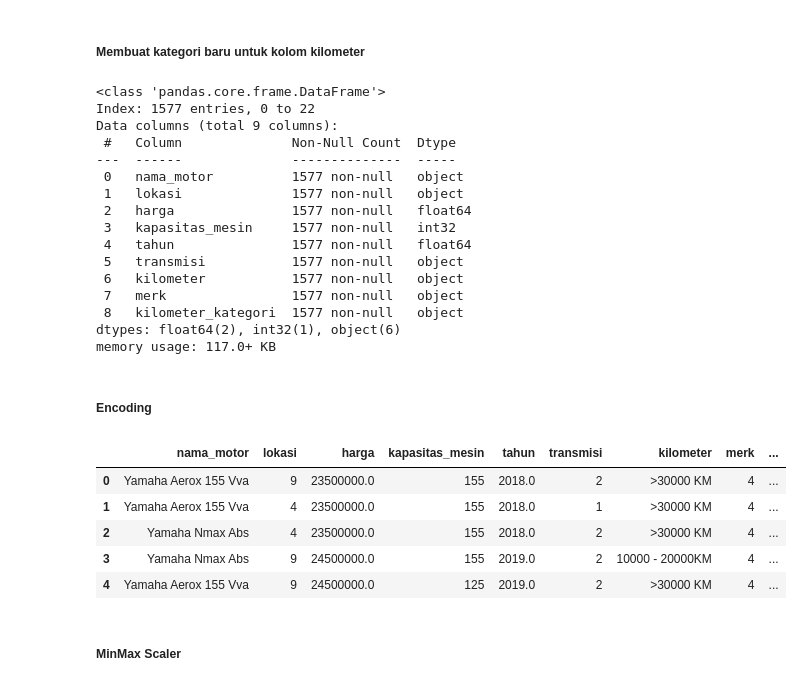
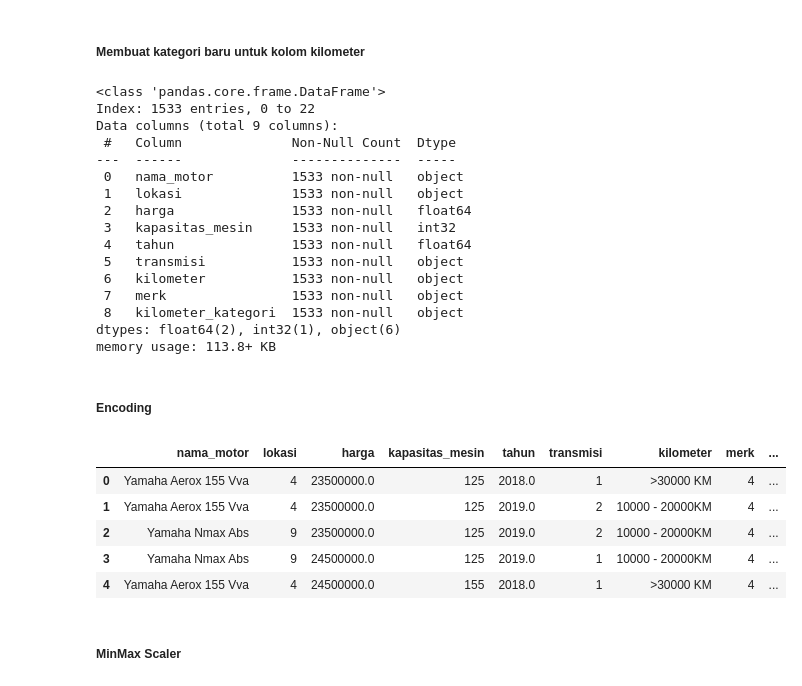
Before and after one commit to daff00/used-motorcycle-price-prediction, a Jupyter notebook: project.ipynb, the cells around one changed output. Cells and saved outputs as stored; diff of their text form; code cells hidden in the pictures.

```diff
--- a/project.ipynb
+++ b/project.ipynb
@@ -288,0 +302,8 @@ print(used_motor['kapasitas_mesin'].unique())
+# %%
+# Calculate the IQR
+Q1 = used_motor['harga'].quantile(0.25)
+Q3 = used_motor['harga'].quantile(0.75)
+IQR = Q3 - Q1
+
+# Remove outliers based on IQR
+filtered_motor = used_motor[(used_motor['harga'] > Q1 - 1.5 * IQR) & (used_motor['harga'] < Q3 + 1.5 * IQR)]
@@ -399,48 +433,48 @@ Dari visualisasi, terlihat rata-rata harga paling mahal adalah merk motor Kawasa
 # %% [markdown]
 ##### Membuat kategori baru untuk kolom kilometer
 # %%
-used_motor['kilometer_kategori'] = used_motor['kilometer'].replace({'>30000 KM': 'Tinggi',
+filtered_motor['kilometer_kategori'] = filtered_motor['kilometer'].replace({'>30000 KM': 'Tinggi',
                                                                     '5000 - 10000KM' and '10000 - 20000KM': 'Sedang',
                                                                     '1000 - 5000 KM': 'Rendah'})
 # %%
-used_motor.info()
+filtered_motor.info()
 # %% [output]
 <class 'pandas.core.frame.DataFrame'>
-Index: 1577 entries, 0 to 22
+Index: 1533 entries, 0 to 22
 Data columns (total 9 columns):
  #   Column              Non-Null Count  Dtype
 ---  ------              --------------  -----
- 0   nama_motor          1577 non-null   object
- 1   lokasi              1577 non-null   object
- 2   harga               1577 non-null   float64
- 3   kapasitas_mesin     1577 non-null   int32
- 4   tahun               1577 non-null   float64
- 5   transmisi           1577 non-null   object
- 6   kilometer           1577 non-null   object
- 7   merk                1577 non-null   object
- 8   kilometer_kategori  1577 non-null   object
+ 0   nama_motor          1533 non-null   object
+ 1   lokasi              1533 non-null   object
+ 2   harga               1533 non-null   float64
+ 3   kapasitas_mesin     1533 non-null   int32
+ 4   tahun               1533 non-null   float64
+ 5   transmisi           1533 non-null   object
+ 6   kilometer           1533 non-null   object
+ 7   merk                1533 non-null   object
+ 8   kilometer_kategori  1533 non-null   object
 dtypes: float64(2), int32(1), object(6)
-memory usage: 117.0+ KB
+memory usage: 113.8+ KB
 # %% [markdown]
 ##### Encoding
 # %%
 # Initialize LabelEncoder
 le = LabelEncoder()
 
 # Select column wiht categorical values
 cols = ['lokasi', 'transmisi', 'kilometer_kategori', 'merk']
 for i in cols:
-    used_motor[i] = le.fit_transform(used_motor[i]) + 1
+    filtered_motor[i] = le.fit_transform(filtered_motor[i]) + 1
 
 # Check the data
-used_motor.head()
+filtered_motor.head()
 # %% [output]
 |  | nama_motor | lokasi | harga | kapasitas_mesin | tahun | transmisi | kilometer | merk | ... |
-| 0 | Yamaha Aerox 155 Vva | 9 | 23500000.0 | 155 | 2018.0 | 2 | >30000 KM | 4 | ... |
-| 1 | Yamaha Aerox 155 Vva | 4 | 23500000.0 | 155 | 2018.0 | 1 | >30000 KM | 4 | ... |
-| 2 | Yamaha Nmax Abs | 4 | 23500000.0 | 155 | 2018.0 | 2 | >30000 KM | 4 | ... |
-| 3 | Yamaha Nmax Abs | 9 | 24500000.0 | 155 | 2019.0 | 2 | 10000 - 20000KM | 4 | ... |
-| 4 | Yamaha Aerox 155 Vva | 9 | 24500000.0 | 125 | 2019.0 | 2 | >30000 KM | 4 | ... |
+| 0 | Yamaha Aerox 155 Vva | 4 | 23500000.0 | 125 | 2018.0 | 1 | >30000 KM | 4 | ... |
+| 1 | Yamaha Aerox 155 Vva | 4 | 23500000.0 | 125 | 2019.0 | 2 | 10000 - 20000KM | 4 | ... |
+| 2 | Yamaha Nmax Abs | 9 | 23500000.0 | 125 | 2019.0 | 2 | 10000 - 20000KM | 4 | ... |
+| 3 | Yamaha Nmax Abs | 9 | 24500000.0 | 125 | 2019.0 | 1 | 10000 - 20000KM | 4 | ... |
+| 4 | Yamaha Aerox 155 Vva | 4 | 24500000.0 | 155 | 2018.0 | 1 | >30000 KM | 4 | ... |
 # %% [markdown]
 ##### MinMax Scaler
 # %% [markdown]
```
Also changed, not shown: parts of 29 cells of this notebook.
